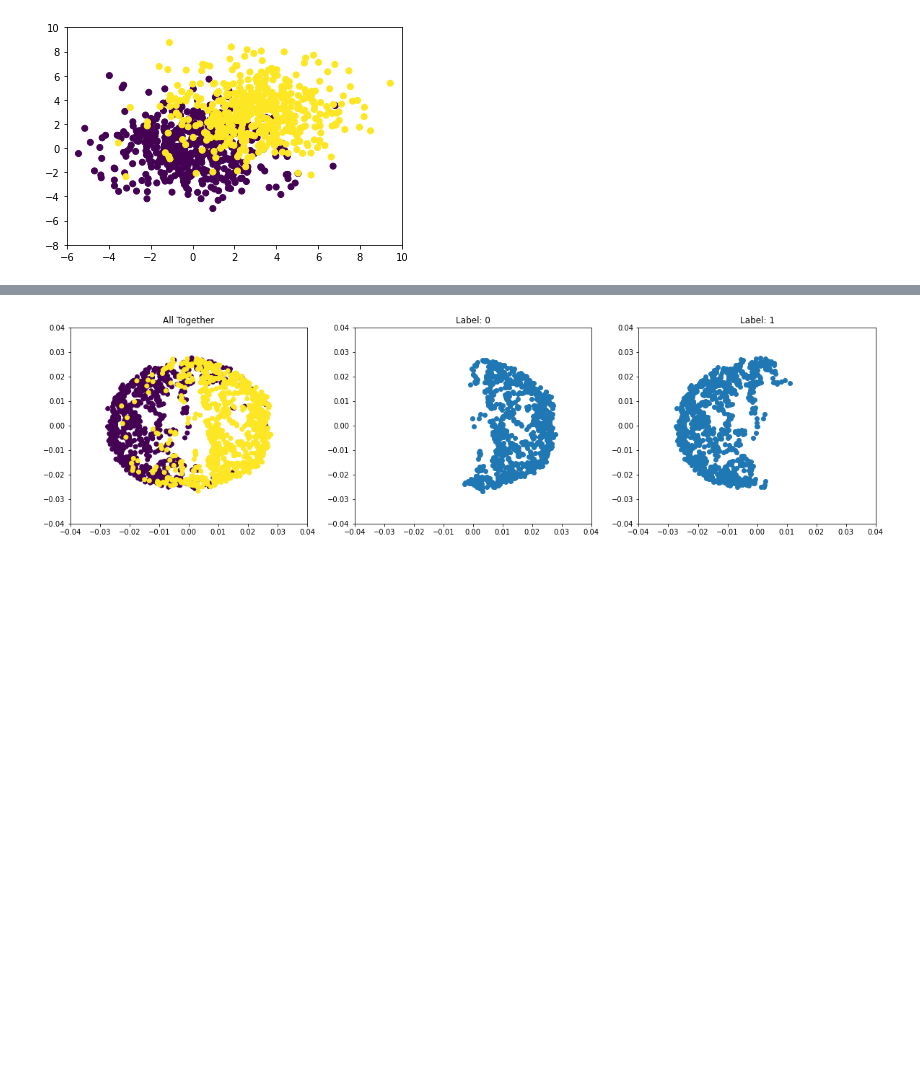
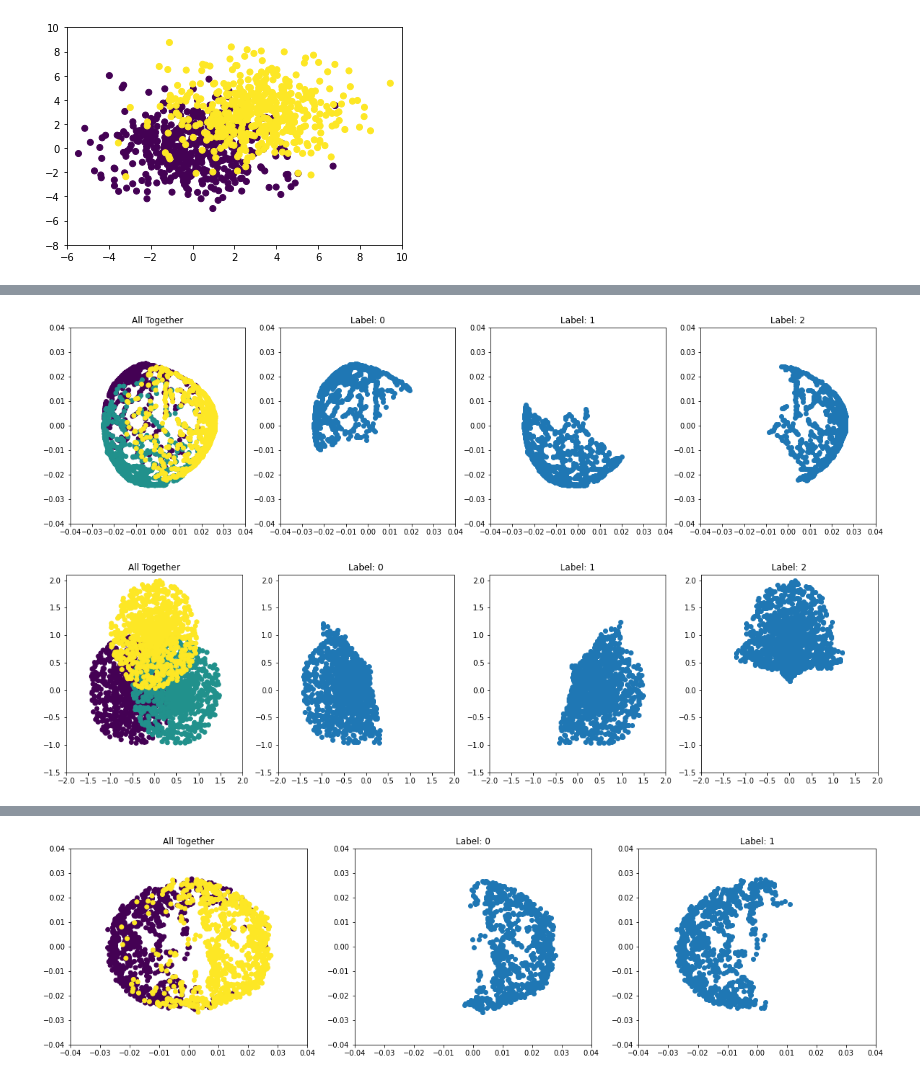
Before and after one commit to anniegao2007/neuron-clustering, a Jupyter notebook: code.ipynb, the cells around one changed output, grey strips where cells are left out. Saved outputs shown, nothing was run; the diff lists cells and outputs as text; code cells hidden in the pictures; blank space fills up the shorter version.

```diff
--- a/code.ipynb
+++ b/code.ipynb
@@ -541,15 +573,24 @@ array([[ 0.74197104,  0.61252122],
 # %%
-def plot_cluster_results(data, orig_labels, gen_labels, limits):
+def plot_cluster_results(data, k, orig_labels, gen_labels, limits, cmeans=False, thresh=0.4):
     x1,x2,y1,y2 = limits
-    fig, ax = plt.subplots(1, 3, figsize=(20,5))
-    for i in range(3):
+    fig, ax = plt.subplots(1, k+1, figsize=(5*(k+1),5))
+    for i in range(k+1):
         if i == 0:
             ax[0].scatter(data[:,0],data[:,1], c=orig_labels)
             ax[0].set_title('All Together')
         else:
-            ind = [a for a in range(gen_labels.shape[0]) if gen_labels[a,i-1]]
+            if cmeans:
+                ind = [a for a in range(gen_labels.shape[0]) if gen_labels[a,i-1] > thresh]
+            else:
+                ind = [a for a in range(gen_labels.shape[0]) if gen_labels[a,i-1]]
             ax[i].scatter(data[ind,0], data[ind,1])
             ax[i].set_title('Label: {}'.format(i-1))
         ax[i].set_xlim(x1,x2)
         ax[i].set_ylim(y1,y2)
     plt.show()
+# %%
+plot_cluster_results(data_phate_orig, 3, labels, labels_SC, [-0.04, 0.04, -0.04, 0.04], cmeans=True, thresh=0.15)
+plot_cluster_results(coords, 3, labels, labels_SC,  [-2,2,-1.5,2.1], cmeans=True, thresh=0.15)
+# %% [output]
+[figure, added]
+[figure, added]
```
Also changed, not shown: parts of 15 cells of this notebook, 1 other file.
